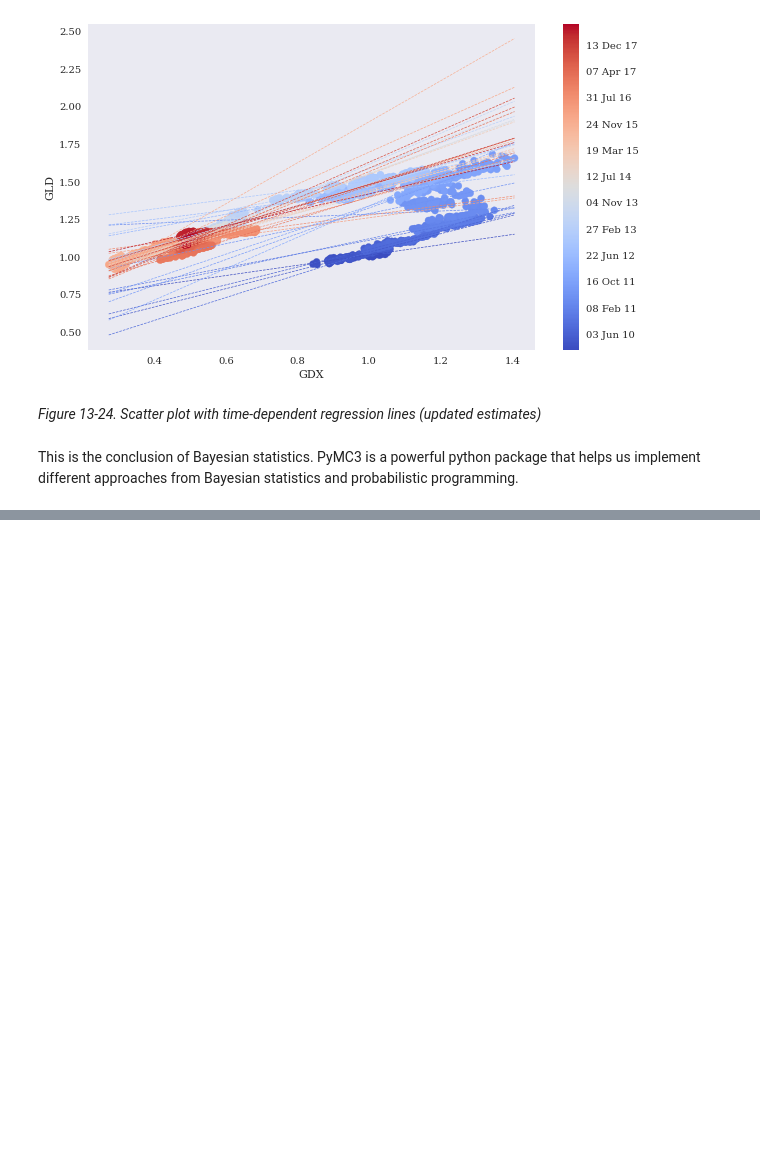
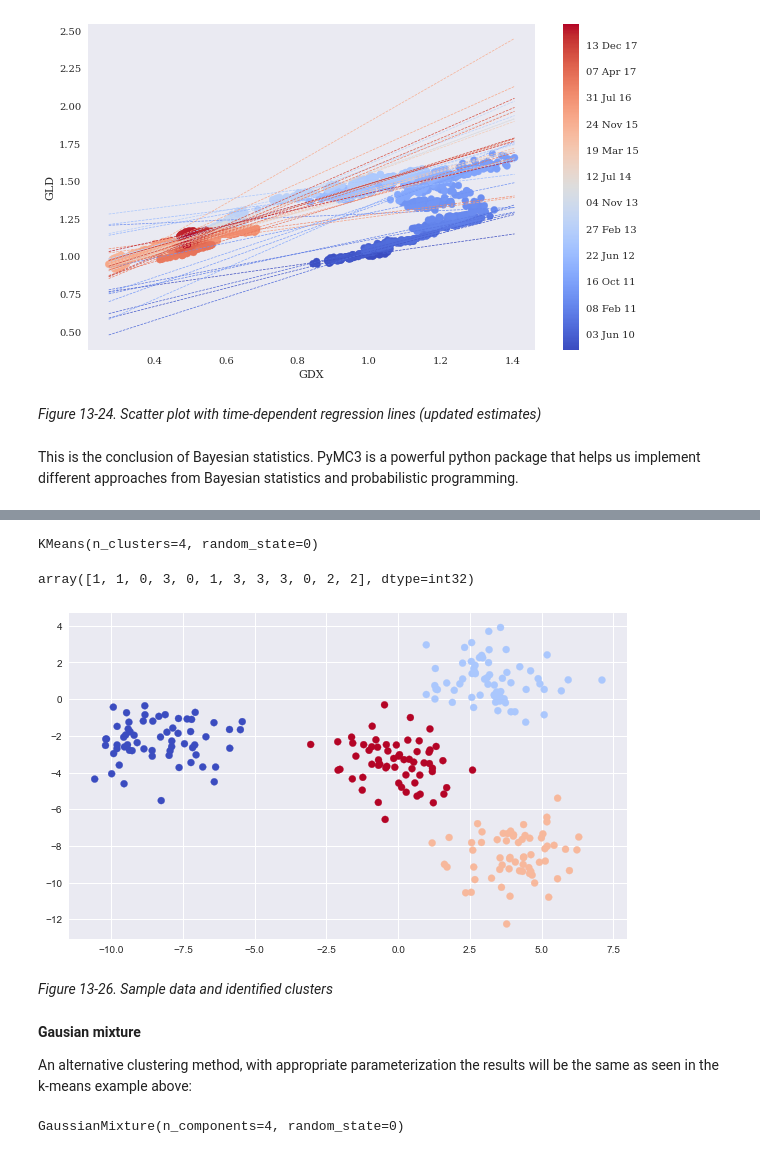
Before and after one commit to mackertp/finance-py, a Jupyter notebook: book_chapters/chapter-13.ipynb, the cells around one changed output, grey strips where cells are left out. Saved outputs shown, nothing was run; the diff lists cells and outputs as text; code cells hidden in the pictures; blank space fills up the shorter version.

```diff
--- a/book_chapters/chapter-13.ipynb
+++ b/book_chapters/chapter-13.ipynb
@@ -1290,0 +1332,23 @@ This is the conclusion of Bayesian statistics. PyMC3 is a powerful python packag
+# %%
+model = KMeans(n_clusters=4, random_state=0)
+# %%
+model.fit(X)
+# %% [output]
+KMeans(n_clusters=4, random_state=0)
+# %%
+y_kmeans = model.predict(X)
+# %%
+y_kmeans[:12]
+# %% [output]
+array([1, 1, 0, 3, 0, 1, 3, 3, 3, 0, 2, 2], dtype=int32)
+# %%
+plt.figure(figsize=(10,6))
+plt.scatter(X[:, 0], X[:, 1], c=y_kmeans, cmap='coolwarm');
+# %% [output]
+[figure, added]
+# %% [markdown]
+*Figure 13-26. Sample data and identified clusters*
+# %% [markdown]
+**Gausian mixture**
+
+An alternative clustering method, with appropriate parameterization the results will be the same as seen in the k-means example above:
@@ -1290,0 +1359,4 @@ This is the conclusion of Bayesian statistics. PyMC3 is a powerful python packag
+# %%
+model.fit(X)
+# %% [output]
+GaussianMixture(n_components=4, random_state=0)
```
Also changed, not shown: parts of 46 cells of this notebook.
